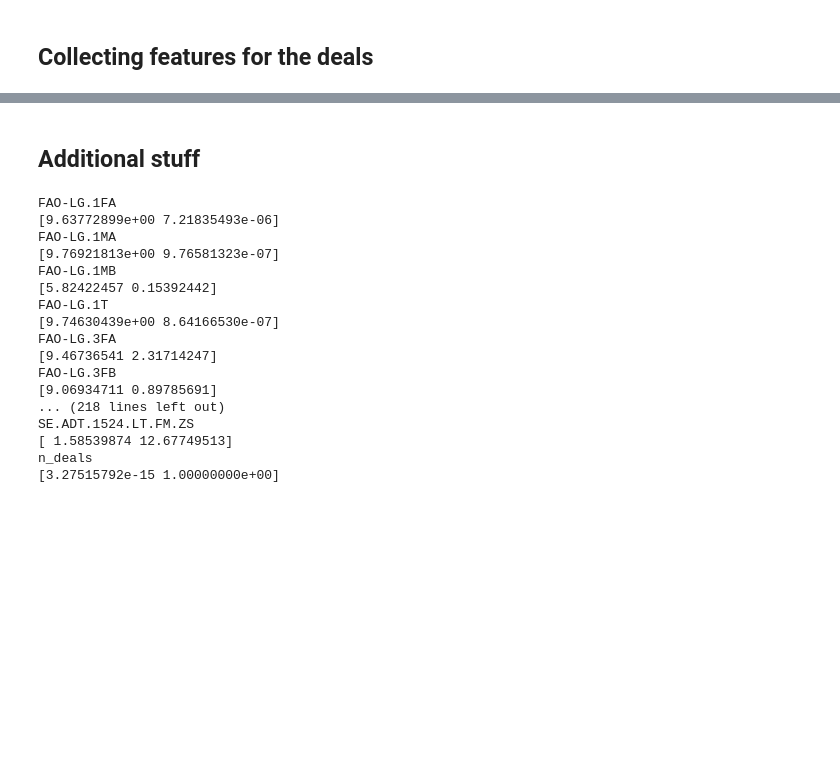
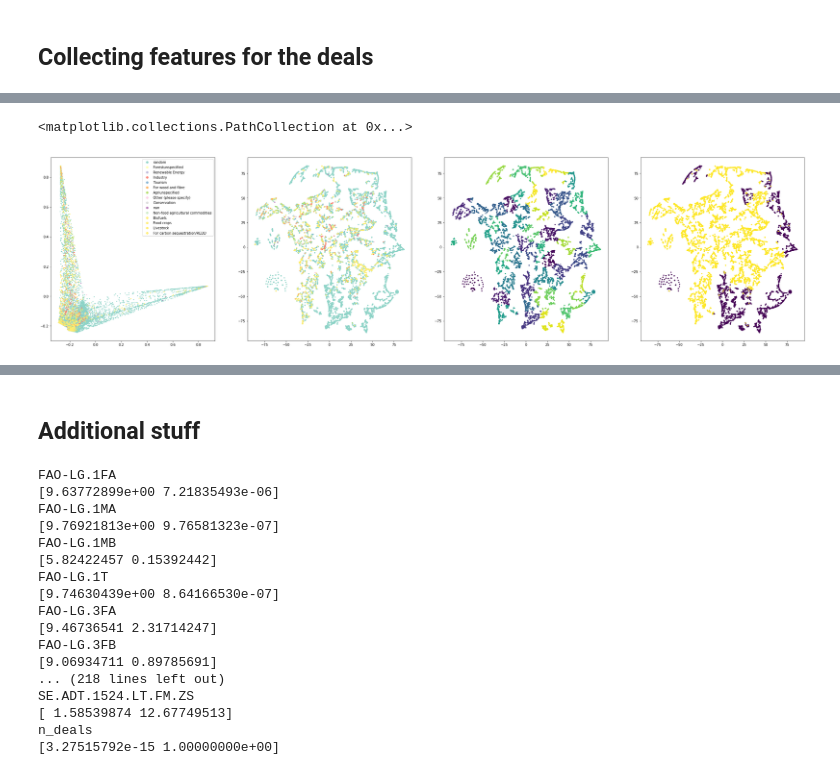
Before and after one commit to thiesgehrmann/JuSiPy_Asser, a Jupyter notebook: jusipy_usage.ipynb, the cells around one changed output, grey strips where cells are left out. Saved outputs shown, nothing was run; the diff lists cells and outputs as text; code cells hidden in the pictures; blank space fills up the shorter version.

```diff
--- a/jusipy_usage.ipynb
+++ b/jusipy_usage.ipynb
@@ -182,0 +268,18 @@ NameError: name 'LM' is not defined
+# %%
+# Determine Features per lat/long
+features = [ GLCF.lookup(float(lat), float(long), pixel_window=10) for (lat, long) in zip (S_lat, S_long) ] + \
+            [ GLCF.lookup(float(lat), float(long), pixel_window=10) for (lat, long) in zip (LMLF.lat, LMLF.long) ]
+
+true_labels = np.array([ 0 ] * len(S_lat) + [ 1 ] * len(LMLF.lat))
+# %%
+from sklearn.decomposition import PCA
+from sklearn.manifold import TSNE
+from sklearn.cluster import MeanShift
+
+pca  = PCA(n_components=2)
+tsne = TSNE(n_components=2)
+
+pca_features  = pca.fit_transform(features)
+tsne_features = tsne.fit_transform(features)
+
+clustering_labels = MeanShift(bandwidth=10).fit(tsne_features).labels_
@@ -182,0 +332,21 @@ NameError: name 'LM' is not defined
+# %%
+import matplotlib.lines as mlines
+
+fig, axes = plt.subplots(nrows=1, ncols=4, figsize=(40, 10))
+intention_legends = [ mlines.Line2D([], [],
+                                    color=cmap(intention_label[i]),
+                                    marker='o',
+                                    linewidth=0,
+                                    markersize=6,
+                                    label=i)
+                      for i in intention_label ]
+
+axes[0].scatter(*zip(*pca_features), c=colors, s=3)
+axes[0].legend(handles=intention_legends)
+
+axes[1].scatter(*zip(*tsne_features), c=colors, s=6)
+axes[2].scatter(*zip(*tsne_features), c=clustering_labels, s=6)
+axes[3].scatter(*zip(*tsne_features), c=true_negative_labels, s=6)
+# %% [output]
+<matplotlib.collections.PathCollection at 0x...>
+[figure, added]
```
Also changed, not shown: parts of 26 cells of this notebook, 5 other files.
